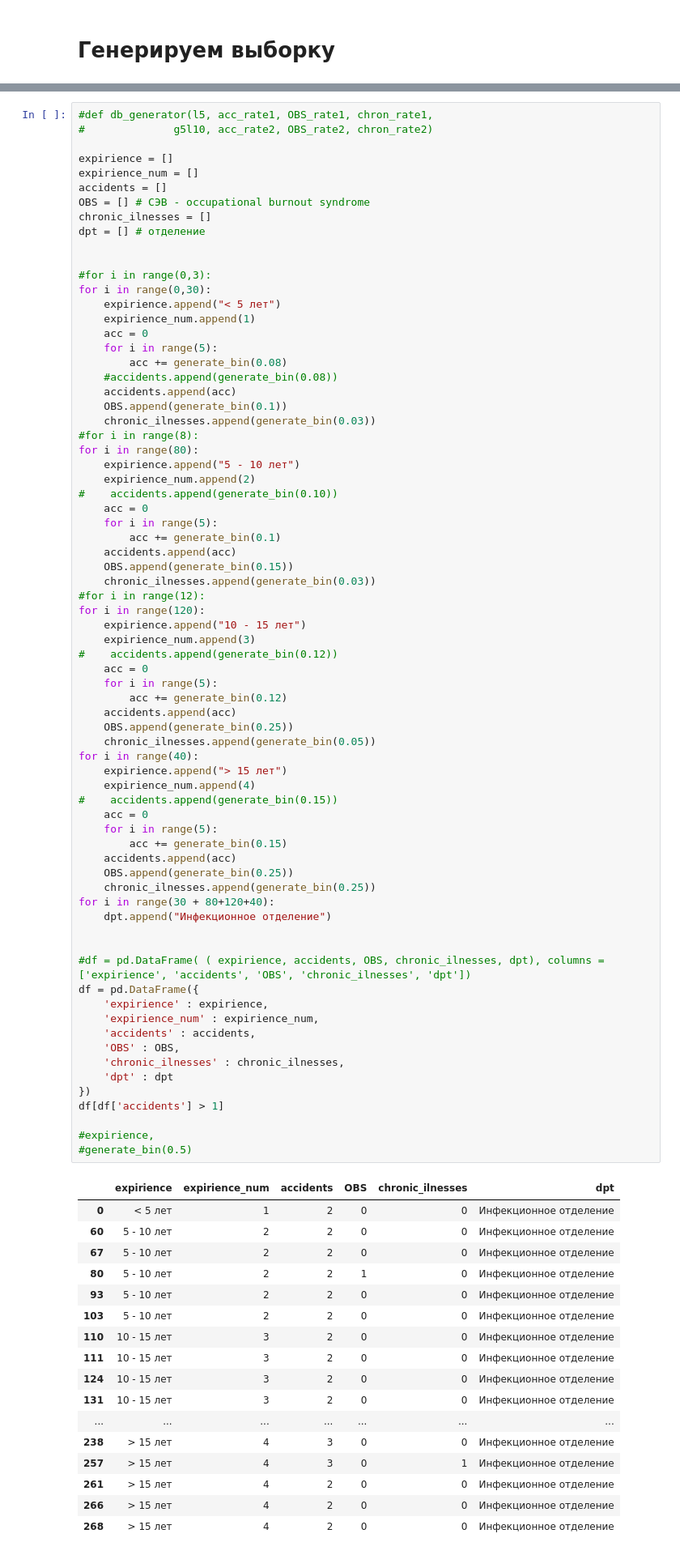
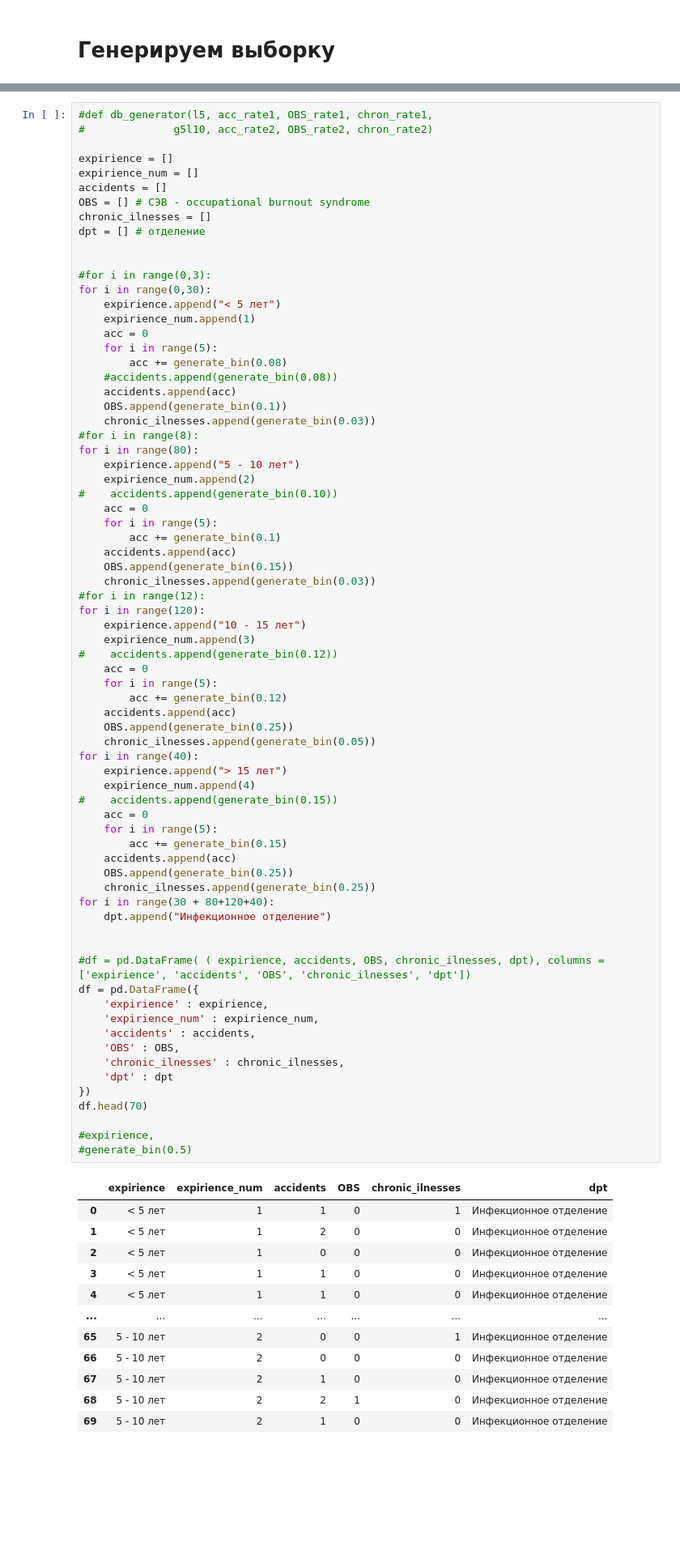
Before and after one commit to AlKul/illnesses, a Jupyter notebook: Abstract.ipynb, the cells around one changed output, grey strips where cells are left out. Shown at 81% size. Cells and saved outputs as stored; diff of their text form; blank space fills up the shorter version.

```diff
--- a/Abstract.ipynb
+++ b/Abstract.ipynb
@@ -86,47 +68,42 @@ for i in range(120):
     OBS.append(generate_bin(0.25))
     chronic_ilnesses.append(generate_bin(0.05))
 for i in range(40):
     expirience.append("> 15 лет")
     expirience_num.append(4)
 #    accidents.append(generate_bin(0.15))
     acc = 0
     for i in range(5):
         acc += generate_bin(0.15)
     accidents.append(acc)
     OBS.append(generate_bin(0.25))
     chronic_ilnesses.append(generate_bin(0.25))
 for i in range(30 + 80+120+40):
     dpt.append("Инфекционное отделение")
 
 
 #df = pd.DataFrame( ( expirience, accidents, OBS, chronic_ilnesses, dpt), columns = ['expirience', 'accidents', 'OBS', 'chronic_ilnesses', 'dpt'])
 df = pd.DataFrame({
     'expirience' : expirience,
     'expirience_num' : expirience_num,
     'accidents' : accidents,
     'OBS' : OBS,
     'chronic_ilnesses' : chronic_ilnesses,
     'dpt' : dpt
 })
-df[df['accidents'] > 1]
+df.head(70)
 
 #expirience,
 #generate_bin(0.5)
 # %% [output]
 |  | expirience | expirience_num | accidents | OBS | chronic_ilnesses | dpt |
-| 0 | < 5 лет | 1 | 2 | 0 | 0 | Инфекционное отделение |
-| 60 | 5 - 10 лет | 2 | 2 | 0 | 0 | Инфекционное отделение |
-| 67 | 5 - 10 лет | 2 | 2 | 0 | 0 | Инфекционное отделение |
-| 80 | 5 - 10 лет | 2 | 2 | 1 | 0 | Инфекционное отделение |
-| 93 | 5 - 10 лет | 2 | 2 | 0 | 0 | Инфекционное отделение |
-| 103 | 5 - 10 лет | 2 | 2 | 0 | 0 | Инфекционное отделение |
-| 110 | 10 - 15 лет | 3 | 2 | 0 | 0 | Инфекционное отделение |
-| 111 | 10 - 15 лет | 3 | 2 | 0 | 0 | Инфекционное отделение |
-| 124 | 10 - 15 лет | 3 | 2 | 0 | 0 | Инфекционное отделение |
-| 131 | 10 - 15 лет | 3 | 2 | 0 | 0 | Инфекционное отделение |
+| 0 | < 5 лет | 1 | 1 | 0 | 1 | Инфекционное отделение |
+| 1 | < 5 лет | 1 | 2 | 0 | 0 | Инфекционное отделение |
+| 2 | < 5 лет | 1 | 0 | 0 | 0 | Инфекционное отделение |
+| 3 | < 5 лет | 1 | 1 | 0 | 0 | Инфекционное отделение |
+| 4 | < 5 лет | 1 | 1 | 0 | 0 | Инфекционное отделение |
 | ... | ... | ... | ... | ... | ... | ... |
-| 238 | > 15 лет | 4 | 3 | 0 | 0 | Инфекционное отделение |
-| 257 | > 15 лет | 4 | 3 | 0 | 1 | Инфекционное отделение |
-| 261 | > 15 лет | 4 | 2 | 0 | 0 | Инфекционное отделение |
-| 266 | > 15 лет | 4 | 2 | 0 | 0 | Инфекционное отделение |
-| 268 | > 15 лет | 4 | 2 | 0 | 0 | Инфекционное отделение |
+| 65 | 5 - 10 лет | 2 | 0 | 0 | 1 | Инфекционное отделение |
+| 66 | 5 - 10 лет | 2 | 0 | 0 | 0 | Инфекционное отделение |
+| 67 | 5 - 10 лет | 2 | 1 | 0 | 0 | Инфекционное отделение |
+| 68 | 5 - 10 лет | 2 | 2 | 1 | 0 | Инфекционное отделение |
+| 69 | 5 - 10 лет | 2 | 1 | 0 | 0 | Инфекционное отделение |
```
Also changed, not shown: parts of 7 cells of this notebook.
